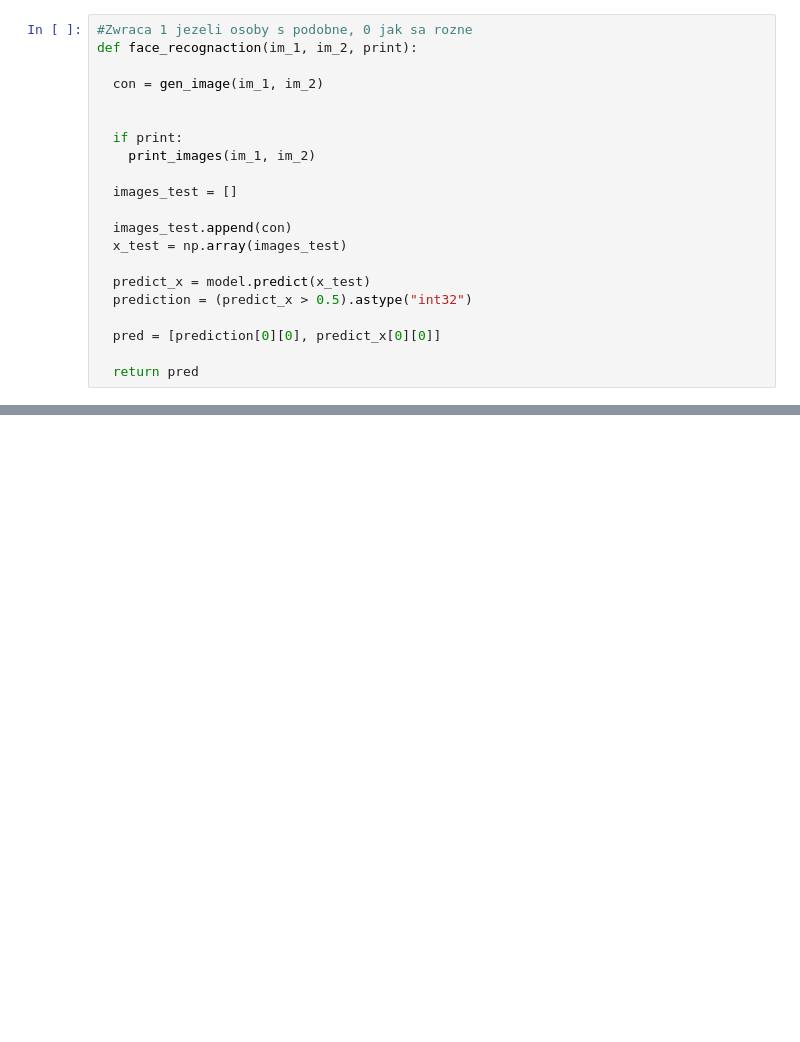
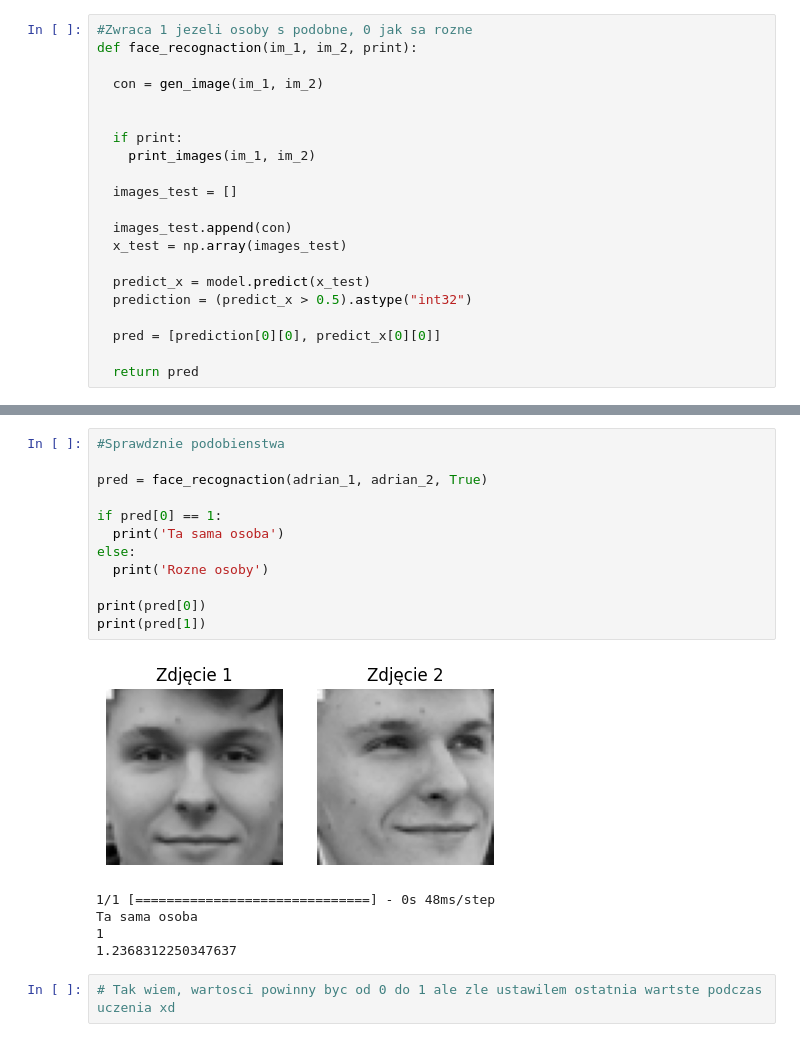
Before and after one commit to ajankowi/Multimedia, a Jupyter notebook: Face_recognition.ipynb, the cells around one changed output, grey strips where cells are left out. Drawn from its saved outputs; the diff is of its cells as text; blank space fills up the shorter version.

```diff
--- a/Face_recognition.ipynb
+++ b/Face_recognition.ipynb
@@ -158,0 +191,20 @@ Ta sama osoba
+# %%
+#Sprawdznie podobienstwa
+
+pred = face_recognaction(adrian_1, adrian_2, True)
+
+if pred[0] == 1:
+  print('Ta sama osoba')
+else:
+  print('Rozne osoby')
+
+print(pred[0])
+print(pred[1])
+# %% [output]
+[figure, added]
+1/1 [==============================] - 0s 48ms/step
+Ta sama osoba
+1
+1.2368312250347637
+# %%
+# Tak wiem, wartosci powinny byc od 0 do 1 ale zle ustawilem ostatnia wartste podczas uczenia xd
```
Also changed, not shown: parts of 4 cells of this notebook.
